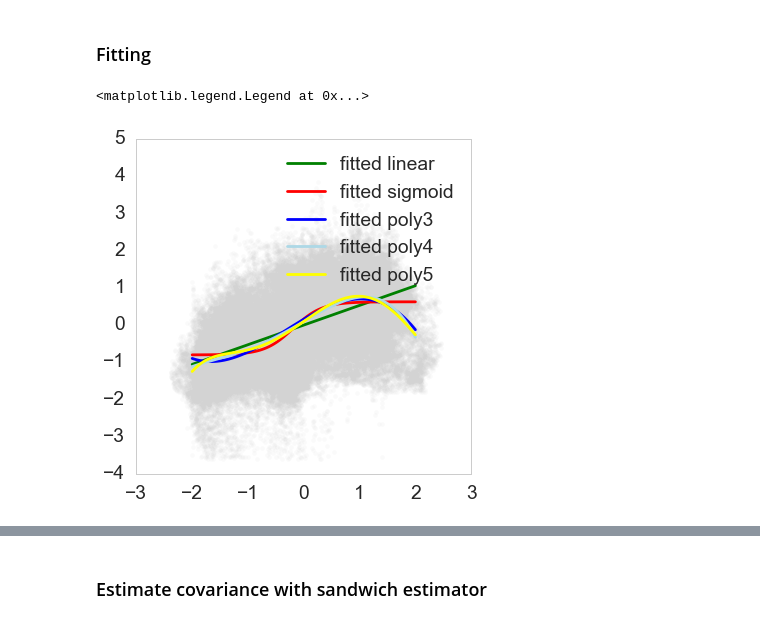
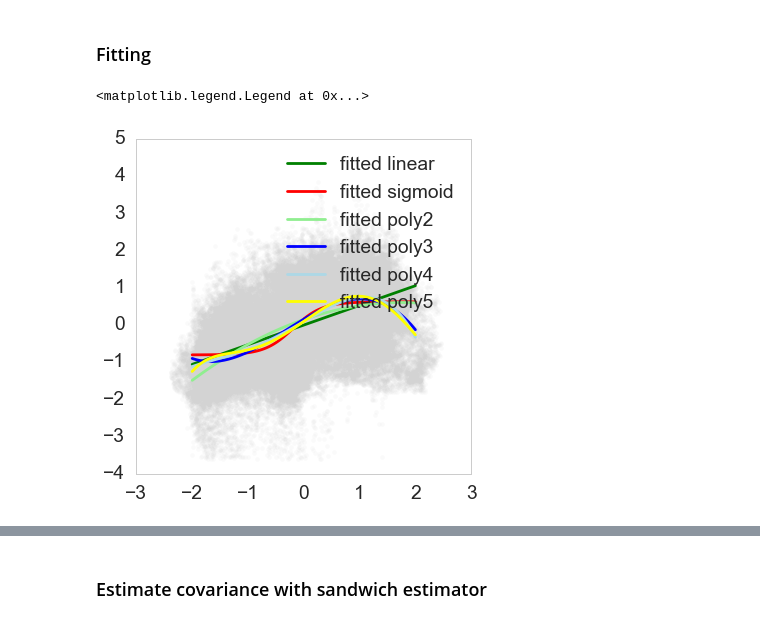
Before and after one commit to juhuntenburg/myelinconnect, a Jupyter notebook: notebooks/Nonlinear_fit.ipynb, the cells around one changed output, grey strips where cells are left out. Saved outputs shown, nothing was run; the diff lists cells and outputs as text; code cells hidden in the pictures.

```diff
--- a/notebooks/Nonlinear_fit.ipynb
+++ b/notebooks/Nonlinear_fit.ipynb
@@ -57,6 +57,9 @@ def linear(x, b0, b1):
 # %%
 def sigmoid(x, height, theta, xshift, yshift):
     return height / (1. + np.exp(-theta*(x-xshift))) + yshift
+# %%
+def polynomial_2(xs, b0, b1, b2):
+    return b0 + b1*xs + b2*xs**2
 # %%
 def polynomial_3(xs, b0, b1, b2, b3):
     return b0 + b1*xs + b2*xs**2 + b3*xs**3
@@ -75,6 +78,11 @@ fitted_parms_lin, _ = curve_fit(linear, xdata, ydata)
 predicted_ys_lin = linear(x, *fitted_parms_lin)
 predicted_T1_line_lin = predicted_ys_lin*np.std(T1)+np.mean(T1)
 predicted_T1_lin = linear(FC1, *fitted_parms_lin)*np.std(T1)+np.mean(T1)
+# %%
+fitted_parms_poly2, _ = curve_fit(polynomial_2, xdata, ydata)
+predicted_ys_poly2 = polynomial_2(x, *fitted_parms_poly2)
+predicted_T1_line_poly2 = predicted_ys_poly2*np.std(T1)+np.mean(T1)
+predicted_T1_poly2 = polynomial_2(FC1, *fitted_parms_poly2)*np.std(T1)+np.mean(T1)
 # %%
 fitted_parms_sigmoid, _ = curve_fit(sigmoid, xdata, ydata)
 predicted_ys_sigmoid = sigmoid(x, *fitted_parms_sigmoid)
@@ -98,15 +106,16 @@ predicted_T1_poly5 = polynomial_5(FC1, *fitted_parms_poly5)*np.std(T1)+np.mean(T
 # %%
 fig=plt.figure(figsize=(6,6))
 plt.scatter(xdata, ydata, color='lightgrey', linewidth=0, alpha=0.1)
 plt.plot(x, predicted_ys_lin, color='green', label='fitted linear')
 plt.plot(x, predicted_ys_sigmoid, color='red', label='fitted sigmoid')
+plt.plot(x, predicted_ys_poly2, color='lightgreen', label='fitted poly2')
 plt.plot(x, predicted_ys_poly3, color='blue', label='fitted poly3')
 plt.plot(x, predicted_ys_poly4, color='lightblue', label='fitted poly4')
 plt.plot(x, predicted_ys_poly5, color='yellow', label='fitted poly5')
 plt.legend()
 # %% [output]
 <matplotlib.legend.Legend at 0x...>
-[figure, old version]
+[figure, new version]
 # %%
 import seaborn as sns
 sns.set_style('whitegrid',{'axes.grid': False})
```
Also changed, not shown: parts of 14 cells of this notebook.
